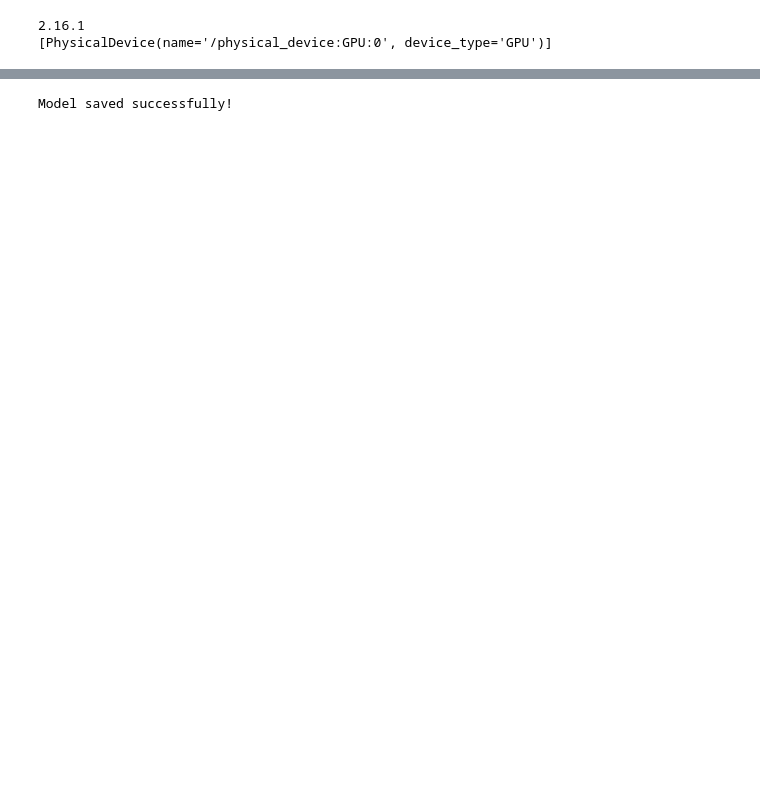
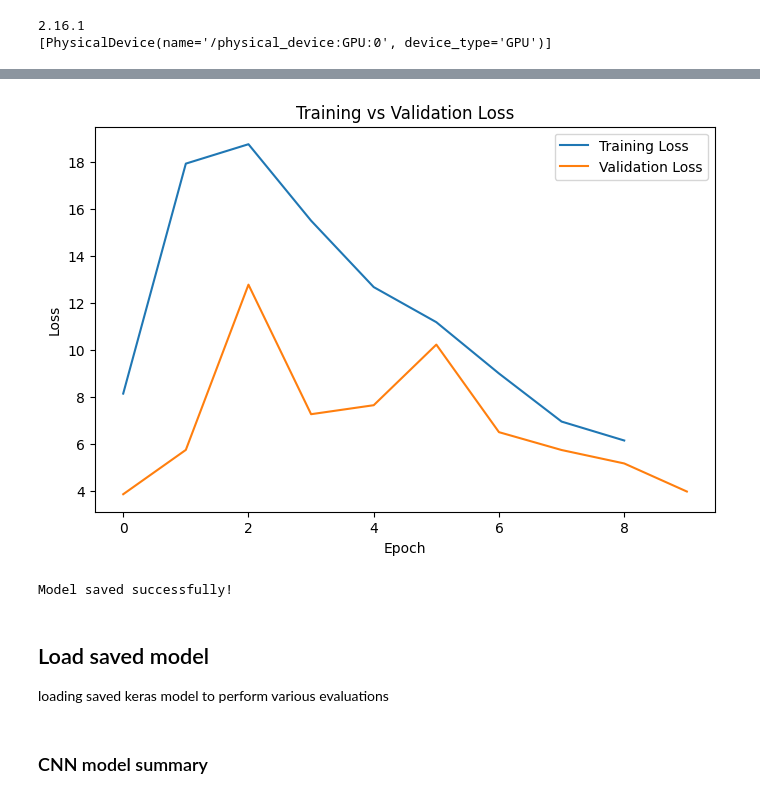
Before and after one commit to joshanjohn/CXC-FYP-Griffith, a Jupyter notebook: backend/notebook/CXV1/CXC102.ipynb, the cells around one changed output, grey strips where cells are left out. Cells and saved outputs as stored; diff of their text form; code cells hidden in the pictures; blank space fills up the shorter version.

```diff
--- a/backend/notebook/CXV1/CXC102.ipynb
+++ b/backend/notebook/CXV1/CXC102.ipynb
@@ -172,2 +225,6 @@ Epoch 10/10
+# %%
+plot_train_loss(history=history)
+# %% [output]
+[figure, added]
 # %%
 # Save the model
@@ -175,5 +233,10 @@ model.save('CXC102.keras')
 print("Model saved successfully!")
 # %% [output]
 Model saved successfully!
+# %% [markdown]
+## Load saved model
+loading saved keras model to perform various evaluations
 # %%
 model = tf.keras.models.load_model('CXC102.keras')
+# %% [markdown]
+### CNN model summary
```
Also changed, not shown: parts of 34 cells of this notebook, 2 other files.
